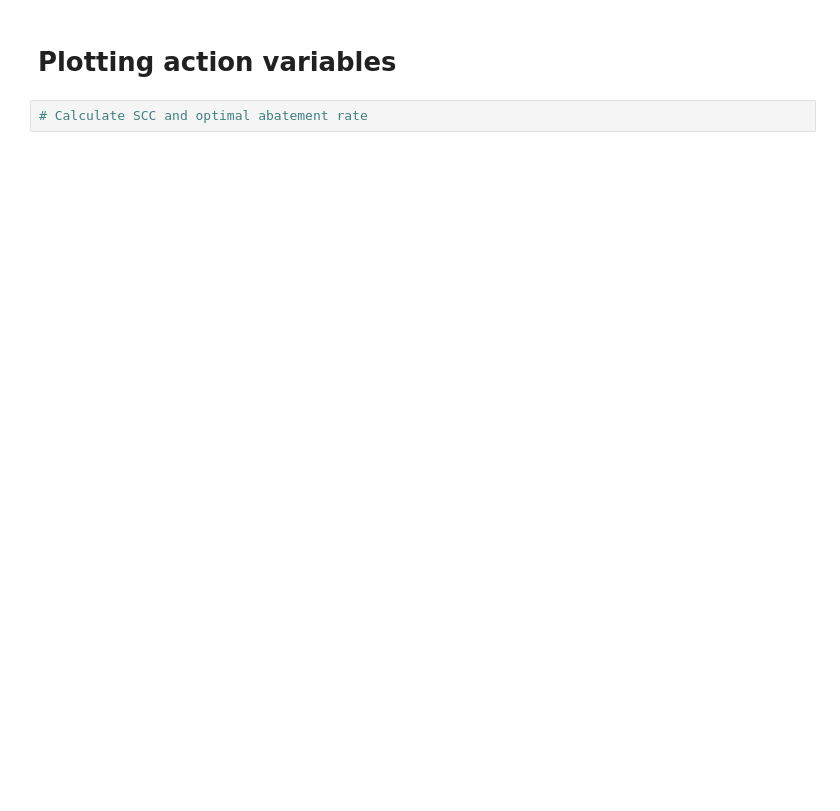
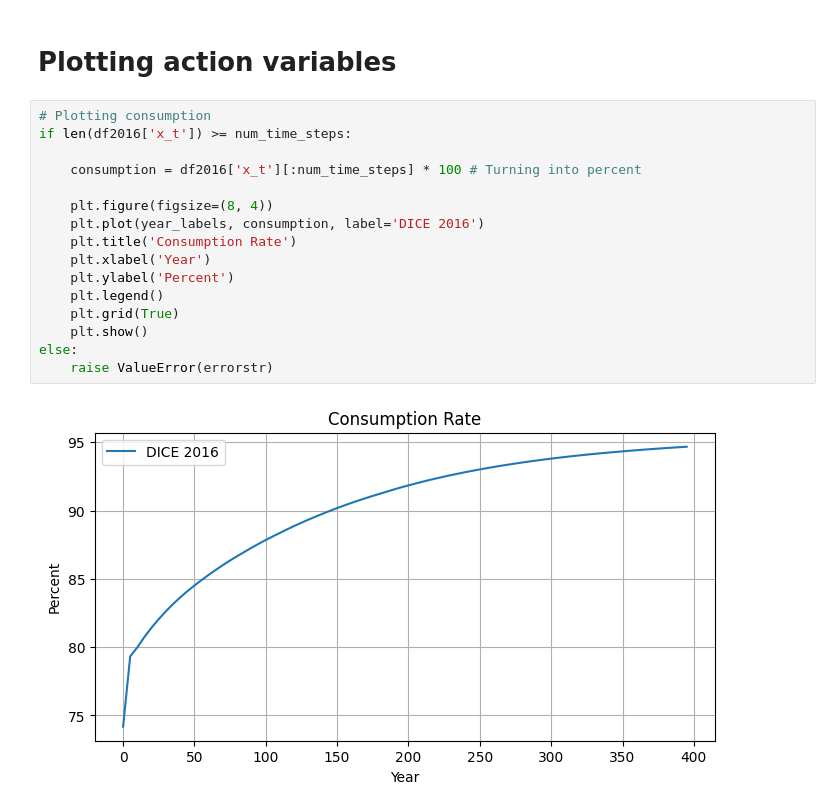
Before and after one commit to hermanvest/DNN-for-ACE, a Jupyter notebook: plotting/thesis_results.ipynb, the cells around one changed output. Saved outputs shown, nothing was run; the diff lists cells and outputs as text; blank space fills up the shorter version.

```diff
--- a/plotting/thesis_results.ipynb
+++ b/plotting/thesis_results.ipynb
@@ -77,4 +121,20 @@ else:
 # %% [markdown]
 # Plotting action variables
-# %%
-# Calculate SCC and optimal abatement rate
+# %%
+# Plotting consumption
+if len(df2016['x_t']) >= num_time_steps:
+
+    consumption = df2016['x_t'][:num_time_steps] * 100 # Turning into percent
+
+    plt.figure(figsize=(8, 4))
+    plt.plot(year_labels, consumption, label='DICE 2016')
+    plt.title('Consumption Rate')
+    plt.xlabel('Year')
+    plt.ylabel('Percent')
+    plt.legend()
+    plt.grid(True)
+    plt.show()
+else:
+    raise ValueError(errorstr)
+# %% [output]
+[figure, added]
```
Also changed, not shown: parts of 20 cells of this notebook, 54 other files.
